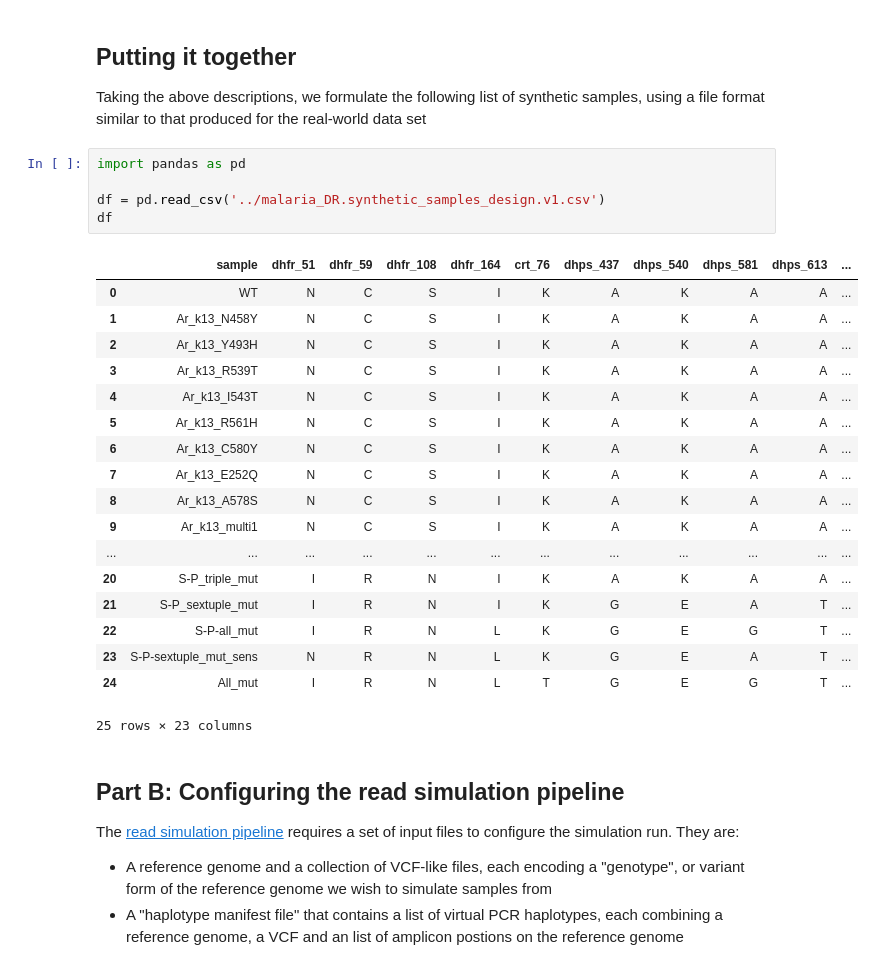
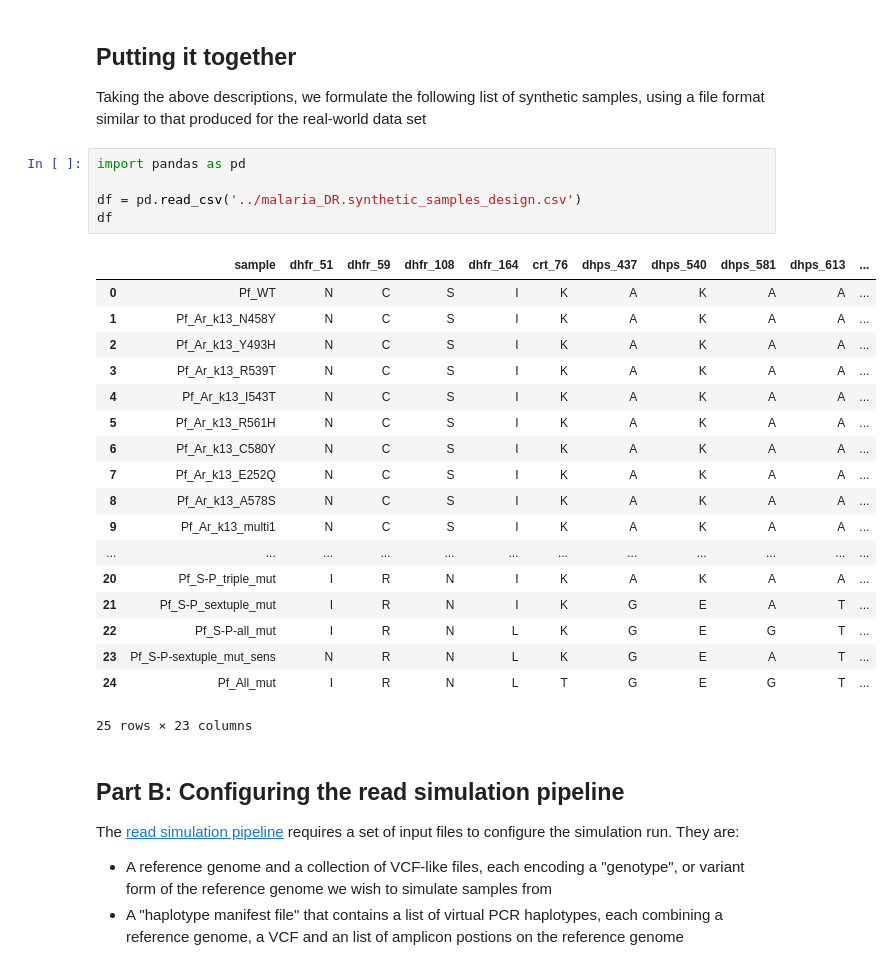
Before and after one commit to advISO-project/validation_malaria, a Jupyter notebook: synthetic-dataset/notebook/prepare_simulation.ipynb, the cells around one changed output. Cells and saved outputs as stored; diff of their text form.

```diff
--- a/synthetic-dataset/notebook/prepare_simulation.ipynb
+++ b/synthetic-dataset/notebook/prepare_simulation.ipynb
@@ -92,26 +92,26 @@ Taking the above descriptions, we formulate the following list of synthetic samp
 # %%
 import pandas as pd
 
-df = pd.read_csv('../malaria_DR.synthetic_samples_design.v1.csv')
+df = pd.read_csv('../malaria_DR.synthetic_samples_design.csv')
 df
 # %% [output]
 |  | sample | dhfr_51 | dhfr_59 | dhfr_108 | dhfr_164 | crt_76 | dhps_437 | dhps_540 | dhps_581 | dhps_613 | ... |
-| 0 | WT | N | C | S | I | K | A | K | A | A | ... |
-| 1 | Ar_k13_N458Y | N | C | S | I | K | A | K | A | A | ... |
-| 2 | Ar_k13_Y493H | N | C | S | I | K | A | K | A | A | ... |
-| 3 | Ar_k13_R539T | N | C | S | I | K | A | K | A | A | ... |
-| 4 | Ar_k13_I543T | N | C | S | I | K | A | K | A | A | ... |
-| 5 | Ar_k13_R561H | N | C | S | I | K | A | K | A | A | ... |
-| 6 | Ar_k13_C580Y | N | C | S | I | K | A | K | A | A | ... |
-| 7 | Ar_k13_E252Q | N | C | S | I | K | A | K | A | A | ... |
-| 8 | Ar_k13_A578S | N | C | S | I | K | A | K | A | A | ... |
-| 9 | Ar_k13_multi1 | N | C | S | I | K | A | K | A | A | ... |
+| 0 | Pf_WT | N | C | S | I | K | A | K | A | A | ... |
+| 1 | Pf_Ar_k13_N458Y | N | C | S | I | K | A | K | A | A | ... |
+| 2 | Pf_Ar_k13_Y493H | N | C | S | I | K | A | K | A | A | ... |
+| 3 | Pf_Ar_k13_R539T | N | C | S | I | K | A | K | A | A | ... |
+| 4 | Pf_Ar_k13_I543T | N | C | S | I | K | A | K | A | A | ... |
+| 5 | Pf_Ar_k13_R561H | N | C | S | I | K | A | K | A | A | ... |
+| 6 | Pf_Ar_k13_C580Y | N | C | S | I | K | A | K | A | A | ... |
+| 7 | Pf_Ar_k13_E252Q | N | C | S | I | K | A | K | A | A | ... |
+| 8 | Pf_Ar_k13_A578S | N | C | S | I | K | A | K | A | A | ... |
+| 9 | Pf_Ar_k13_multi1 | N | C | S | I | K | A | K | A | A | ... |
 | ... | ... | ... | ... | ... | ... | ... | ... | ... | ... | ... | ... |
-| 20 | S-P_triple_mut | I | R | N | I | K | A | K | A | A | ... |
-| 21 | S-P_sextuple_mut | I | R | N | I | K | G | E | A | T | ... |
-| 22 | S-P-all_mut | I | R | N | L | K | G | E | G | T | ... |
-| 23 | S-P-sextuple_mut_sens | N | R | N | L | K | G | E | A | T | ... |
-| 24 | All_mut | I | R | N | L | T | G | E | G | T | ... |
+| 20 | Pf_S-P_triple_mut | I | R | N | I | K | A | K | A | A | ... |
+| 21 | Pf_S-P_sextuple_mut | I | R | N | I | K | G | E | A | T | ... |
+| 22 | Pf_S-P-all_mut | I | R | N | L | K | G | E | G | T | ... |
+| 23 | Pf_S-P-sextuple_mut_sens | N | R | N | L | K | G | E | A | T | ... |
+| 24 | Pf_All_mut | I | R | N | L | T | G | E | G | T | ... |
 25 rows × 23 columns
 # %% [markdown]
 ## Part B: Configuring the read simulation pipeline
```
Also changed, not shown: parts of 2 cells of this notebook, 23 other files.
